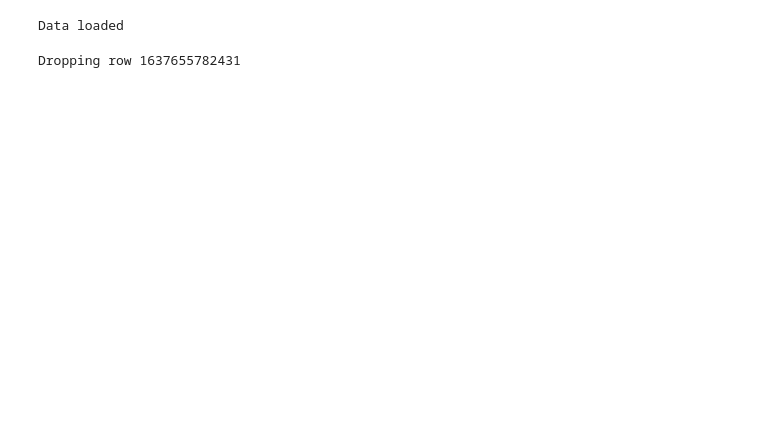
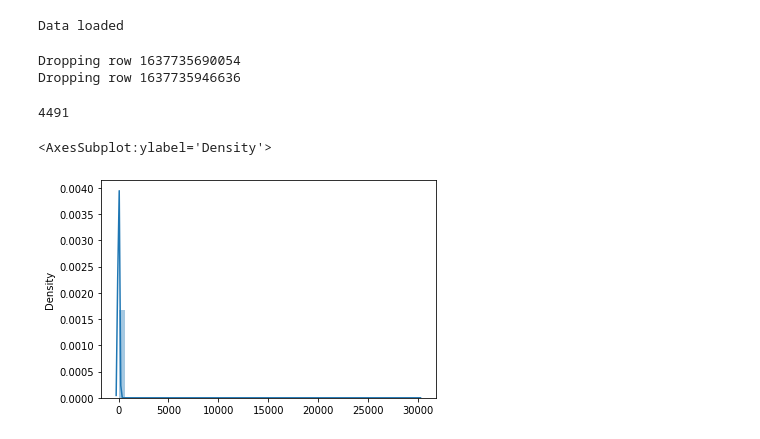
Before and after one commit to NathanSnail/Internet-Tester, a Jupyter notebook: process.ipynb, the cells around one changed output. Cells and saved outputs as stored; diff of their text form; code cells hidden in the pictures; blank space fills up the shorter version.

Commit message:
Working, but far too many timeouts on ping

```diff
--- a/process.ipynb
+++ b/process.ipynb
@@ -35,17 +38,23 @@ combined_hash = {}
 for st in heartbeat_hash.keys():
     heartbeat = heartbeat_hash[st]
     try:
-        lan = lan_hash[st]
+        ping = ping_hash[st]
     except KeyError:
-        lan = None
+        ping = None
+    try:
+        router = router_hash[st]
+    except KeyError:
+        router = None
     try:
         web = web_hash[st]
     except KeyError:
         web = None
-    t = (heartbeat,lan,web)
-    if t == ("0",None,None):
+    t = (heartbeat, ping, web)
+    #t = (heartbeat,router,ping,web)
+    if t == ("0",None,None,None) or t == ("0",None,None):
         print(f"Dropping row {st}")
     else:
         combined_hash[st] = t
 # %% [output]
-Dropping row 1637655782431
+Dropping row 1637735690054
+Dropping row 1637735946636
@@ -53,0 +61,29 @@ combined_hash
+# %%
+len(combined_hash.keys())
+# %% [output]
+4491
+# %%
+from datetime import timezone
+from datetime import datetime
+
+heartbeat_dur = []
+ping_dur = []
+web_dur = []
+
+for k in combined_hash.keys():
+    (heartbeat,ping,web) = combined_hash[k]
+    st = int(k)/1000
+    heartbeat = int(heartbeat)
+    start_time = datetime.fromtimestamp(st)
+    # print(start_time)
+    if not ping or ping == "-1":
+        ping = 30000
+    else:
+        ping = int(ping)
+    if not web or web == "-1":
+        web = 30000
+    else:
+        web = int(web)
+    heartbeat_dur.append(heartbeat)
+    ping_dur.append(ping)
+    web_dur.append(web)
@@ -53,0 +92,5 @@ combined_hash
+# %%
+seaborn.distplot(web_dur)
+# %% [output]
+<AxesSubplot:ylabel='Density'>
+[figure, added]
```
Also changed, not shown: parts of 5 cells of this notebook.
